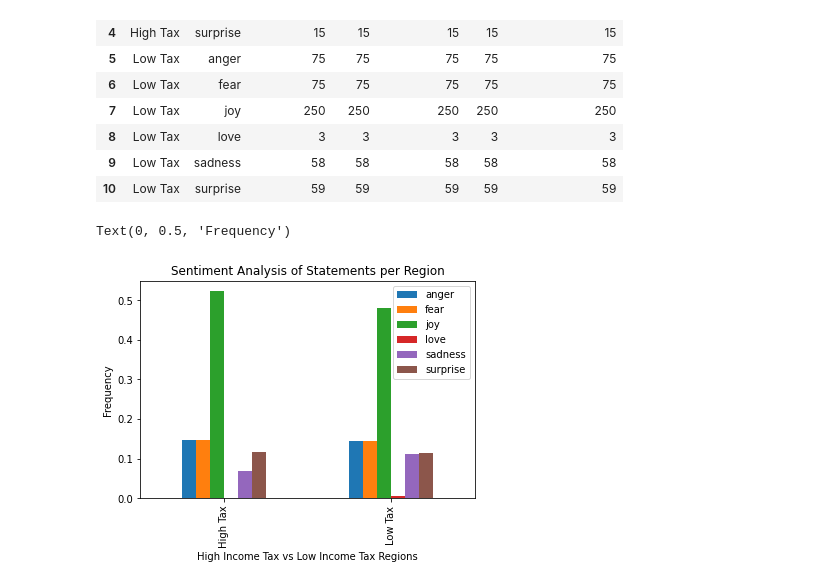
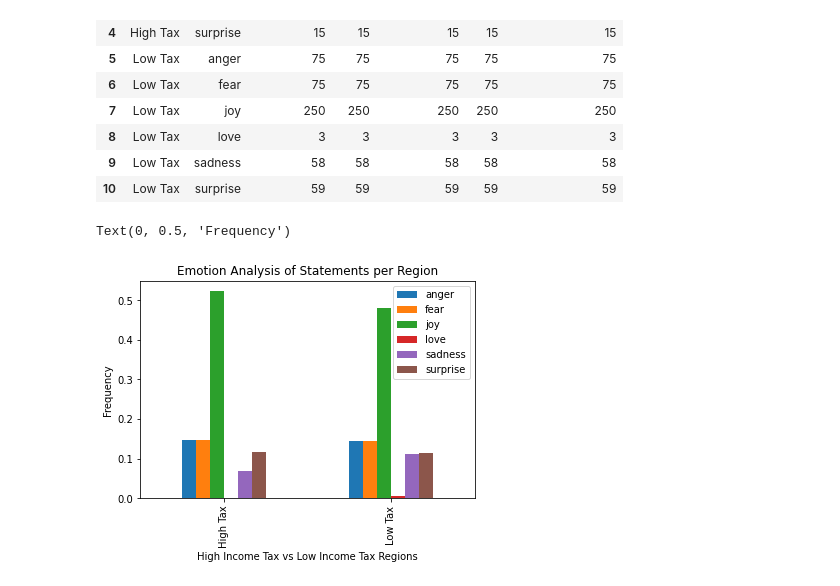
Before and after one commit to skochar1/the-pile-state-analysis, a Jupyter notebook: distilBERTEmotionData2-modeled.ipynb, the cells around one changed output. Saved outputs shown, nothing was run; the diff lists cells and outputs as text; code cells hidden in the pictures.

```diff
--- a/distilBERTEmotionData2-modeled.ipynb
+++ b/distilBERTEmotionData2-modeled.ipynb
@@ -295,21 +295,21 @@ df2
 # %%
 import matplotlib.pyplot as plt
 import numpy as np
 
 plotdata = pd.DataFrame({
     'anger':[19/130, 75/520],
     'fear':[19/130, 75/520],
     'joy':[68/130, 250/520],
     'love':[0/130, 3/520],
     'sadness':[9/130, 58/520],
     'surprise':[15/130, 59/520]
     },
     index=["High Tax", "Low Tax"]
 )
 plotdata.plot(kind="bar")
-plt.title("Sentiment Analysis of Statements per Region")
+plt.title("Emotion Analysis of Statements per Region")
 plt.xlabel("High Income Tax vs Low Income Tax Regions")
 plt.ylabel("Frequency")
 # %% [output]
 Text(0, 0.5, 'Frequency')
-[figure, old version]
+[figure, new version]
```
Also changed, not shown: parts of 1 cell of this notebook.
